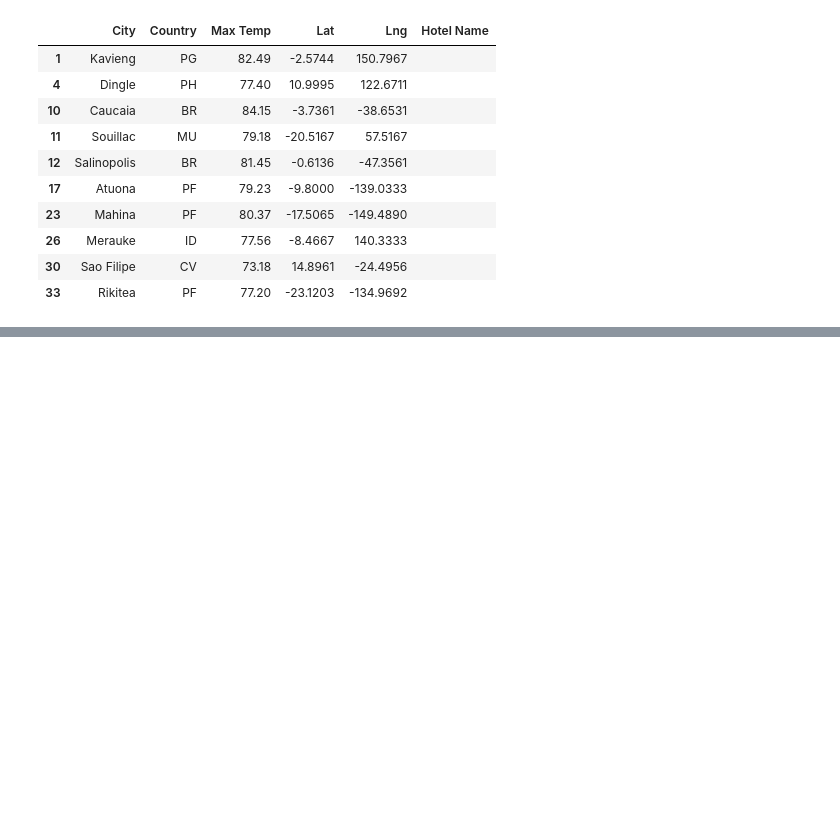
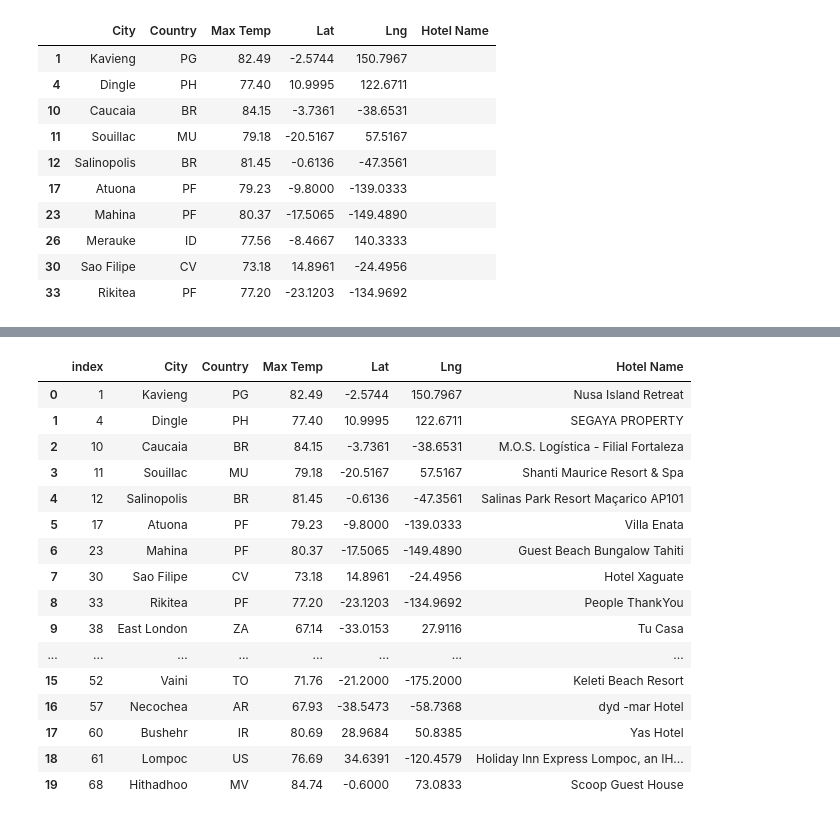
Before and after one commit to conorwhanson/World_Weather_Analysis, a Jupyter notebook: random_numbers.ipynb, the cells around one changed output, grey strips where cells are left out. Cells and saved outputs as stored; diff of their text form; code cells hidden in the pictures; blank space fills up the shorter version.

```diff
--- a/random_numbers.ipynb
+++ b/random_numbers.ipynb
@@ -382,0 +376,25 @@ hotel_df.head()
+# %%
+# drop hotels with no name (converted to nan first, then dropped the nan)
+hotel_df["Hotel Name"].replace("", np.nan, inplace=True)
+hotel_df.dropna(subset=["Hotel Name"], inplace=True)
+hotels_final_df = hotel_df
+hotels_final_df.reset_index(inplace=True)
+hotels_final_df.head(20)
+# %% [output]
+|  | index | City | Country | Max Temp | Lat | Lng | Hotel Name |
+| 0 | 1 | Kavieng | PG | 82.49 | -2.5744 | 150.7967 | Nusa Island Retreat |
+| 1 | 4 | Dingle | PH | 77.40 | 10.9995 | 122.6711 | SEGAYA PROPERTY |
+| 2 | 10 | Caucaia | BR | 84.15 | -3.7361 | -38.6531 | M.O.S. Logística - Filial Fortaleza |
+| 3 | 11 | Souillac | MU | 79.18 | -20.5167 | 57.5167 | Shanti Maurice Resort & Spa |
+| 4 | 12 | Salinopolis | BR | 81.45 | -0.6136 | -47.3561 | Salinas Park Resort Maçarico AP101 |
+| 5 | 17 | Atuona | PF | 79.23 | -9.8000 | -139.0333 | Villa Enata |
+| 6 | 23 | Mahina | PF | 80.37 | -17.5065 | -149.4890 | Guest Beach Bungalow Tahiti |
+| 7 | 30 | Sao Filipe | CV | 73.18 | 14.8961 | -24.4956 | Hotel Xaguate |
+| 8 | 33 | Rikitea | PF | 77.20 | -23.1203 | -134.9692 | People ThankYou |
+| 9 | 38 | East London | ZA | 67.14 | -33.0153 | 27.9116 | Tu Casa |
+| ... | ... | ... | ... | ... | ... | ... | ... |
+| 15 | 52 | Vaini | TO | 71.76 | -21.2000 | -175.2000 | Keleti Beach Resort |
+| 16 | 57 | Necochea | AR | 67.93 | -38.5473 | -58.7368 | dyd -mar Hotel |
+| 17 | 60 | Bushehr | IR | 80.69 | 28.9684 | 50.8385 | Yas Hotel |
+| 18 | 61 | Lompoc | US | 76.69 | 34.6391 | -120.4579 | Holiday Inn Express Lompoc, an IH... |
+| 19 | 68 | Hithadhoo | MV | 84.74 | -0.6000 | 73.0833 | Scoop Guest House |
```
Also changed, not shown: parts of 24 cells of this notebook.
